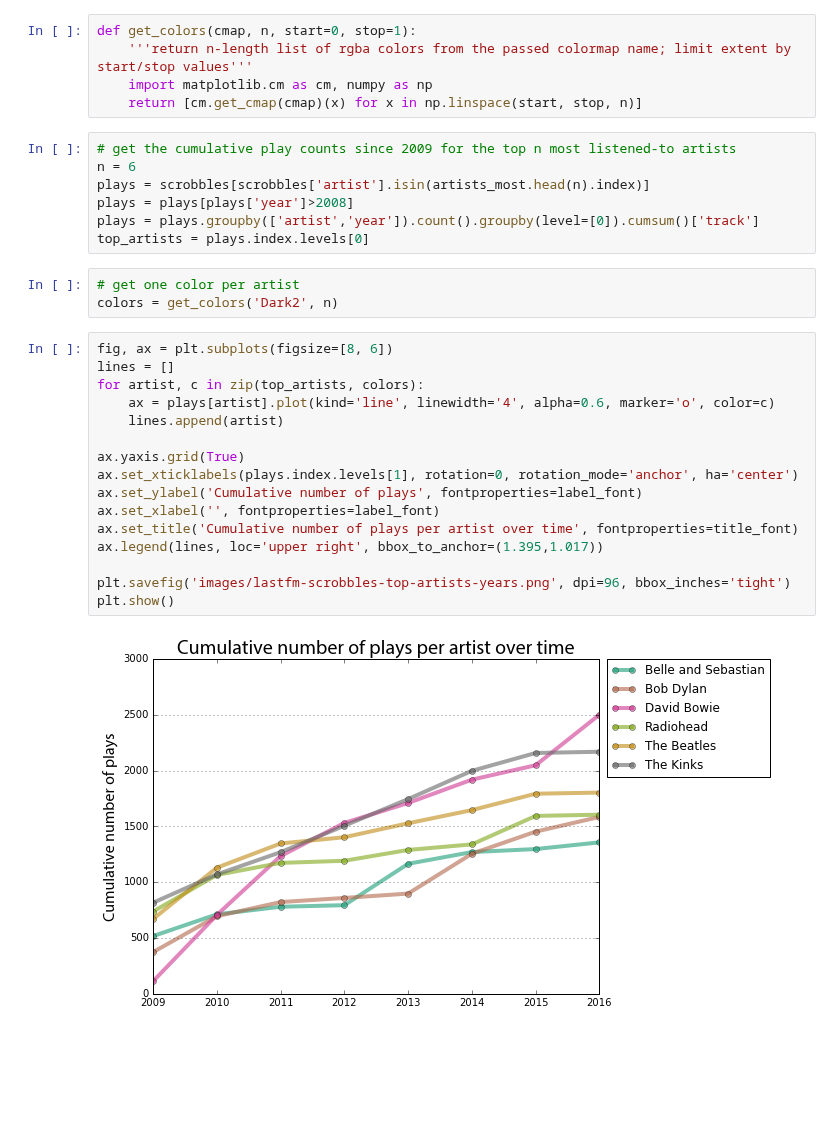
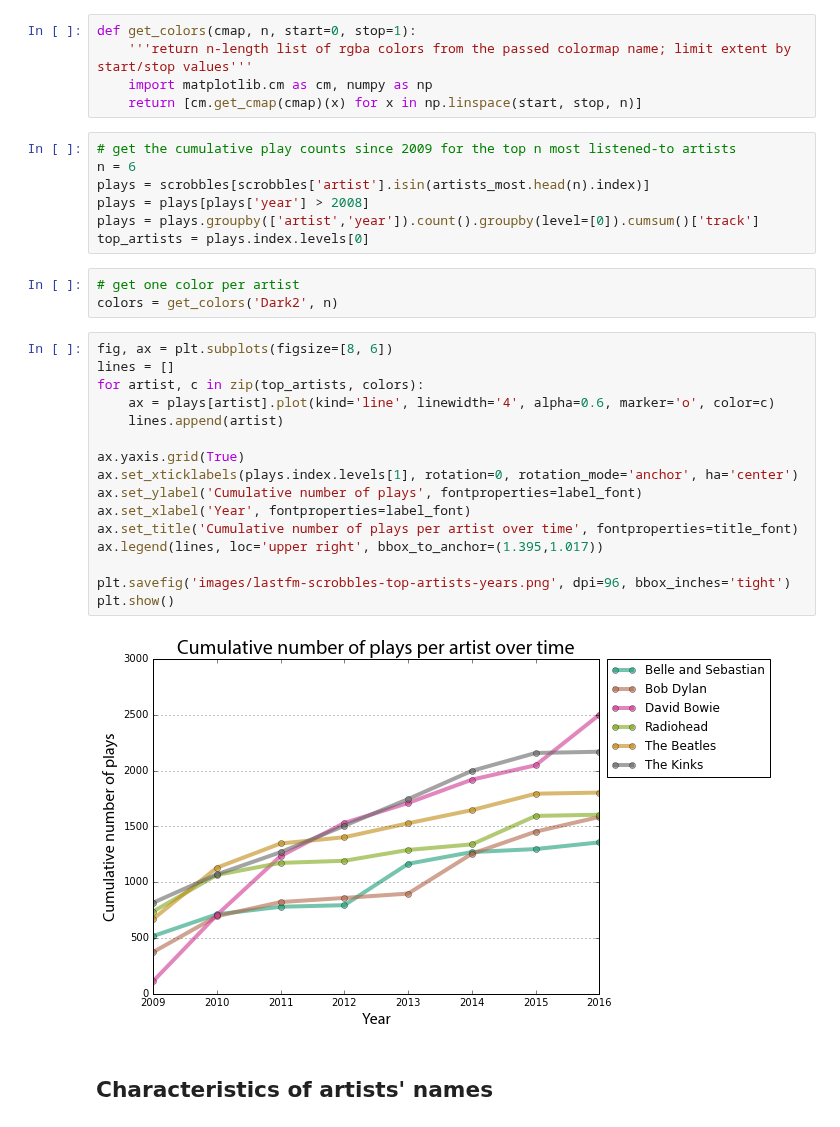
Before and after one commit to gboeing/data-visualization, a Jupyter notebook: lastfm-listening-history/lastfm_analysis.ipynb, the cells around one changed output. Cells and saved outputs as stored; diff of their text form; blank space fills up the shorter version.

```diff
--- a/lastfm-listening-history/lastfm_analysis.ipynb
+++ b/lastfm-listening-history/lastfm_analysis.ipynb
@@ -360,7 +363,7 @@ def get_colors(cmap, n, start=0, stop=1):
 # get the cumulative play counts since 2009 for the top n most listened-to artists
 n = 6
 plays = scrobbles[scrobbles['artist'].isin(artists_most.head(n).index)]
-plays = plays[plays['year']>2008]
+plays = plays[plays['year'] > 2008]
 plays = plays.groupby(['artist','year']).count().groupby(level=[0]).cumsum()['track']
 top_artists = plays.index.levels[0]
 # %%
@@ -369,18 +372,20 @@ colors = get_colors('Dark2', n)
 # %%
 fig, ax = plt.subplots(figsize=[8, 6])
 lines = []
 for artist, c in zip(top_artists, colors):
     ax = plays[artist].plot(kind='line', linewidth='4', alpha=0.6, marker='o', color=c)
     lines.append(artist)
 
 ax.yaxis.grid(True)
 ax.set_xticklabels(plays.index.levels[1], rotation=0, rotation_mode='anchor', ha='center')
 ax.set_ylabel('Cumulative number of plays', fontproperties=label_font)
-ax.set_xlabel('', fontproperties=label_font)
+ax.set_xlabel('Year', fontproperties=label_font)
 ax.set_title('Cumulative number of plays per artist over time', fontproperties=title_font)
 ax.legend(lines, loc='upper right', bbox_to_anchor=(1.395,1.017))
 
 plt.savefig('images/lastfm-scrobbles-top-artists-years.png', dpi=96, bbox_inches='tight')
 plt.show()
 # %% [output]
-[figure, old version]
+[figure, new version]
+# %% [markdown]
+## Characteristics of artists' names
```
Also changed, not shown: parts of 15 cells of this notebook, 5 other files.
